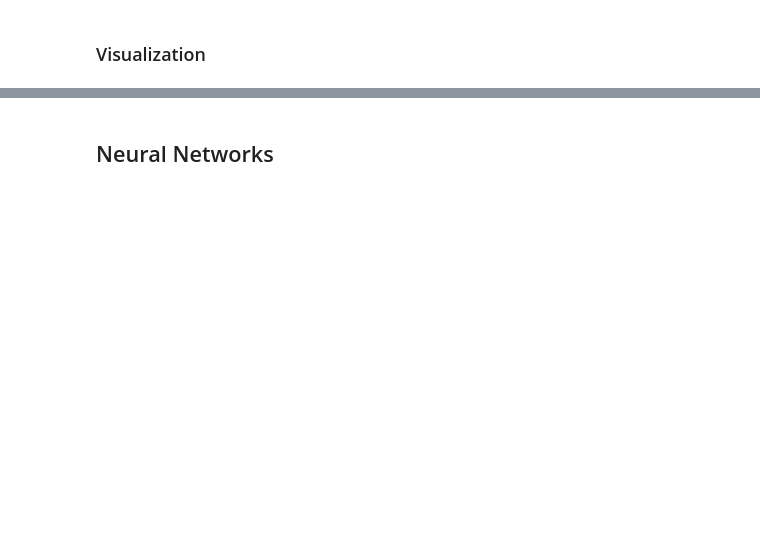
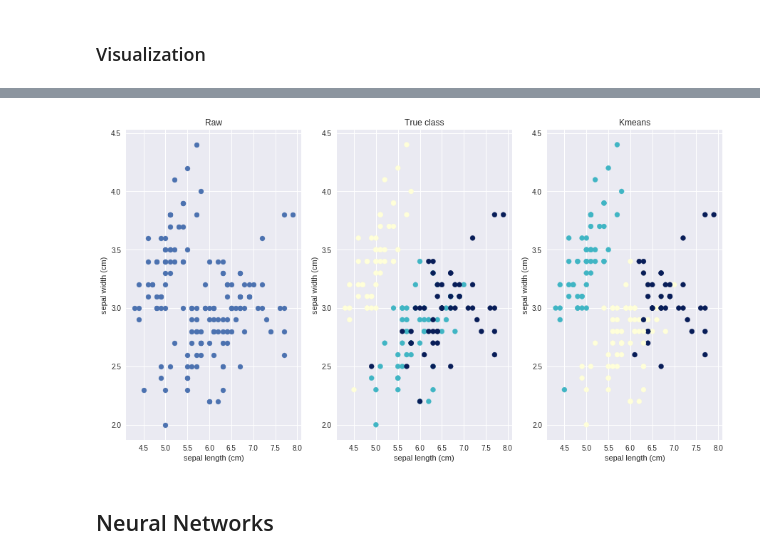
Before and after one commit to pablovicente/machine-learning-seminar, a Jupyter notebook: Machine_Learning_Seminar.ipynb, the cells around one changed output, grey strips where cells are left out. Drawn from its saved outputs; the diff is of its cells as text; code cells hidden in the pictures; blank space fills up the shorter version.

```diff
--- a/Machine_Learning_Seminar.ipynb
+++ b/Machine_Learning_Seminar.ipynb
@@ -342,12 +583,0 @@ $\sum_{i=0}^n min(||x_i-\mu_j||^2)$
-# %%
-kmeans = KMeans(n_clusters=3)
-kmeans.fit(X)
-labels = kmeans.labels_
-
-ft_1 = 'sepal length (cm)'
-ft_2 = 'sepal width (cm)'
-
-plt.scatter(X[ft_1], X[ft_2], c=labels.astype(np.float), cmap="YlGnBu")
-plt.xlabel(ft_1)
-plt.ylabel(ft_2)
-plt.title(ft_1 + ' vs ' + ft_2)
@@ -356,4 +583,0 @@ plt.title(ft_1 + ' vs ' + ft_2)
-# %%
-nn = NearestNeighbors(n_neighbors=2, algorithm='ball_tree')
-nn.fit(X)
-distances, indices = nn.kneighbors(X)
@@ -362,3 +611,32 @@ indices
+# %%
+kmeans = KMeans(n_clusters=3)
+kmeans.fit(X, i)
+labels = kmeans.labels_
+# %%
+ft_1 = 'sepal length (cm)'
+ft_2 = 'sepal width (cm)'
+
+f, ax = plt.subplots(3,3,figsize=(15,8))
+
+plt.subplot(1, 3, 1)
+plt.scatter(X[ft_1], X[ft_2])
+plt.xlabel(ft_1)
+plt.ylabel(ft_2)
+_ = plt.title('Raw')
+
+plt.subplot(1, 3, 2)
+plt.scatter(X[ft_1], X[ft_2], c=y.species.values, cmap="YlGnBu")
+plt.xlabel(ft_1)
+plt.ylabel(ft_2)
+_ = plt.title('True class')
+
+plt.subplot(1, 3, 3)
+plt.scatter(X[ft_1], X[ft_2], c=labels.astype(np.float), cmap="YlGnBu")
+plt.xlabel(ft_1)
+plt.ylabel(ft_2)
+_ = plt.title('Kmeans')
+# %% [output]
+[figure, added]
 # %% [markdown]
 ## Neural Networks
 # %%
```
Also changed, not shown: parts of 70 cells of this notebook.
